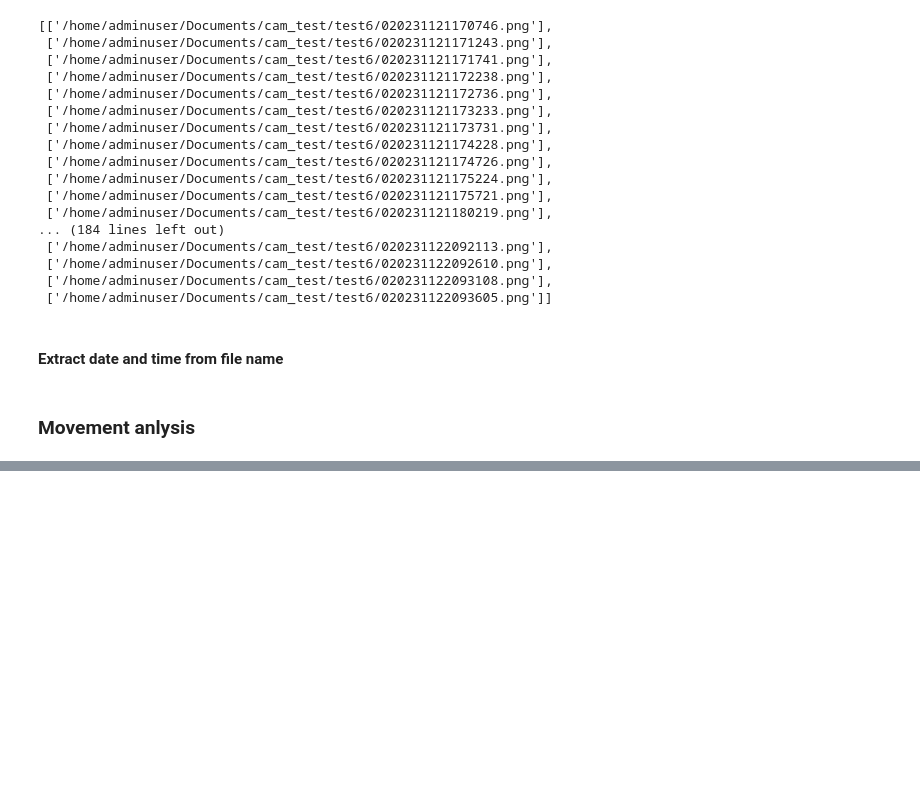
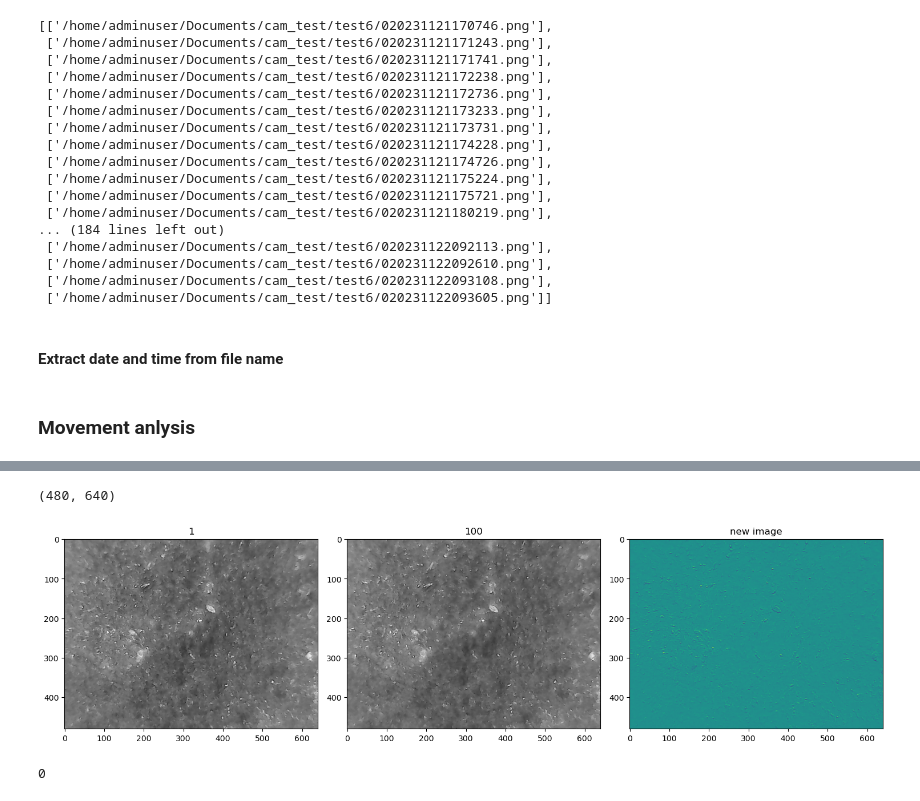
Before and after one commit to malithjkd/PBA_vision, a Jupyter notebook: data_processing/image_motion.ipynb, the cells around one changed output, grey strips where cells are left out. Cells and saved outputs as stored; diff of their text form; code cells hidden in the pictures; blank space fills up the shorter version.

```diff
--- a/data_processing/image_motion.ipynb
+++ b/data_processing/image_motion.ipynb
@@ -273,0 +180,6 @@ plt.show()
+# %%
+image_dif_color(1,100)
+# %% [output]
+(480, 640)
+[figure, added]
+0
```
Also changed, not shown: parts of 11 cells of this notebook.
